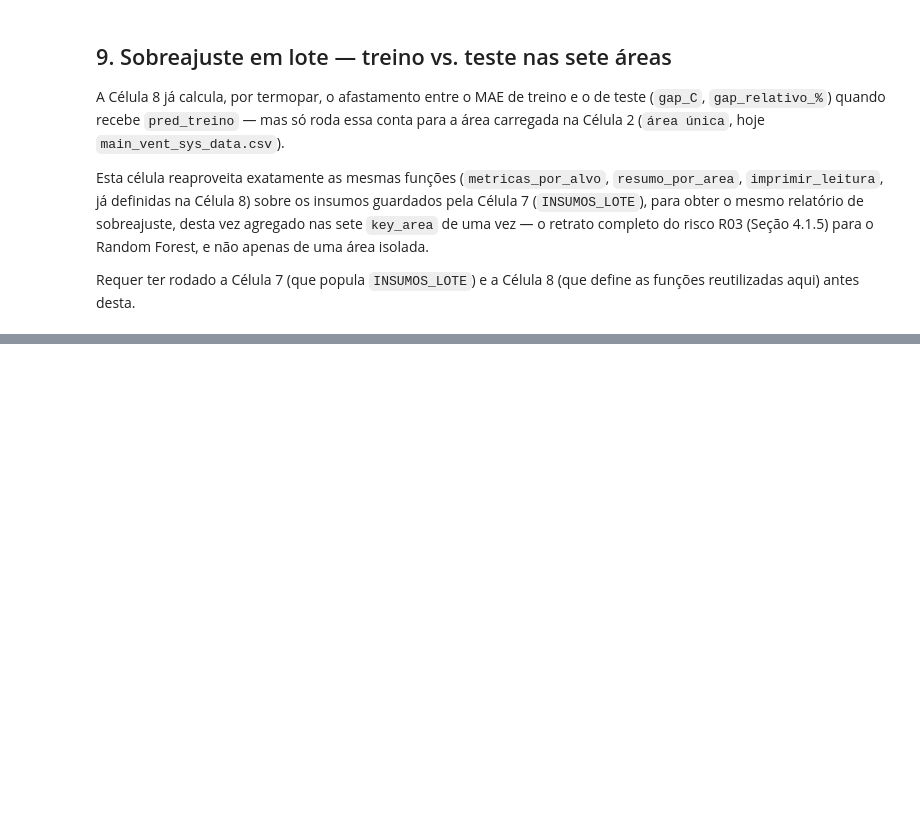
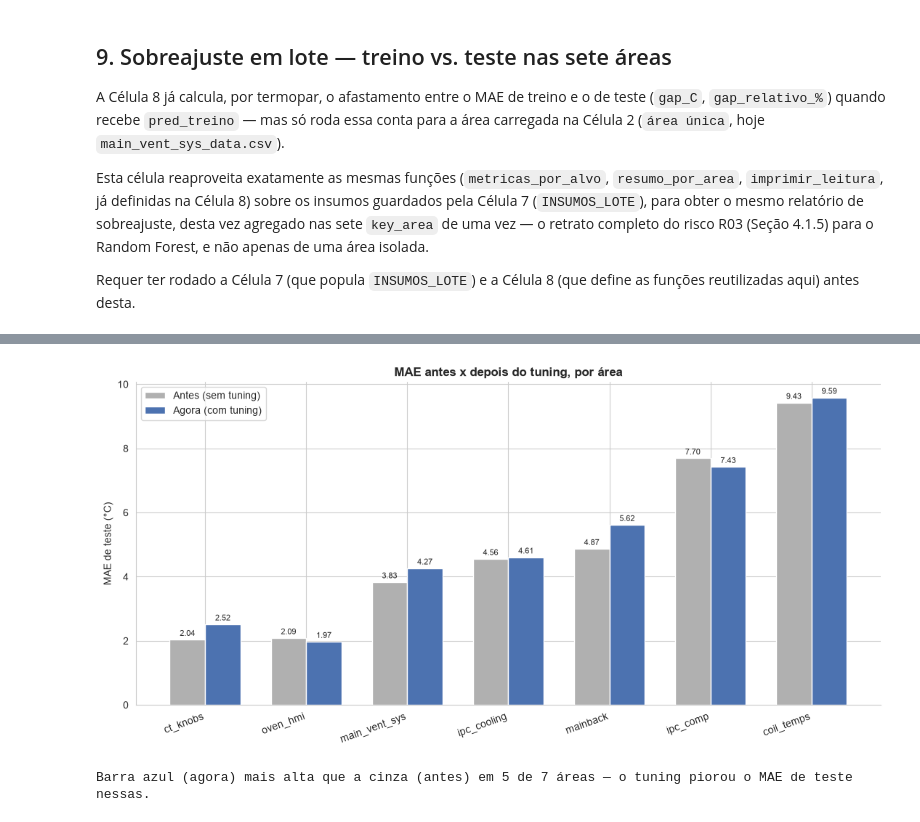
Before and after one commit to nicolas-carrascossa/whirlpool-thermal-predictor, a Jupyter notebook: notebooks/Random_for_regre.ipynb, the cells around one changed output, grey strips where cells are left out. Cells and saved outputs as stored; diff of their text form; code cells hidden in the pictures; blank space fills up the shorter version.

Commit message:
feat: implementa segunda atualização de Tuning de hiperparametros com Random Forest. Closed #172

```diff
--- a/notebooks/Random_for_regre.ipynb
+++ b/notebooks/Random_for_regre.ipynb
@@ -1407,0 +1421,37 @@ GRADE COMPLETA — main_vent_sys_data.csv (24 combinações, da melhor para a pi
+# %%
+# ============================================================
+# GRÁFICO — MAE ANTES (sem tuning) x AGORA (com tuning), por área
+# Complementa a tabela "O tuning valeu a pena?" da Célula 10 — usa a mesma
+# `tuning`, sem recalcular nada.
+# ============================================================
+ordem_areas = tuning.sort_values("MAE_teste_padrao")["key_area"].tolist()
+dados_grafico = tuning.set_index("key_area").loc[ordem_areas]
+
+x = np.arange(len(ordem_areas))
+largura = 0.35
+
+fig, ax = plt.subplots(figsize=(11, 5.5))
+barras_antes = ax.bar(x - largura / 2, dados_grafico["MAE_teste_padrao"], largura,
+                       label="Antes (sem tuning)", color="#B0B0B0")
+barras_agora = ax.bar(x + largura / 2, dados_grafico["MAE_teste_ajustado"], largura,
+                       label="Agora (com tuning)", color="#4C72B0")
+
+for barras in (barras_antes, barras_agora):
+    ax.bar_label(barras, fmt="%.2f", padding=2, fontsize=8)
+
+ax.set_xticks(x)
+ax.set_xticklabels([a.replace("_data.csv", "") for a in ordem_areas], rotation=20, ha="right")
+ax.set_ylabel("MAE de teste (°C)")
+ax.set_title("MAE antes x depois do tuning, por área", fontsize=12, fontweight="bold")
+ax.legend()
+for lado in ("top", "right"):
+    ax.spines[lado].set_visible(False)
+plt.tight_layout()
+plt.show()
+
+pioraram = int((dados_grafico["MAE_teste_ajustado"] > dados_grafico["MAE_teste_padrao"]).sum())
+print(f"Barra azul (agora) mais alta que a cinza (antes) em {pioraram} de {len(dados_grafico)} áreas "
+      "— o tuning piorou o MAE de teste nessas.")
+# %% [output]
+[figure, added]
+Barra azul (agora) mais alta que a cinza (antes) em 5 de 7 áreas — o tuning piorou o MAE de teste nessas.
```
Also changed, not shown: parts of 12 cells of this notebook.
